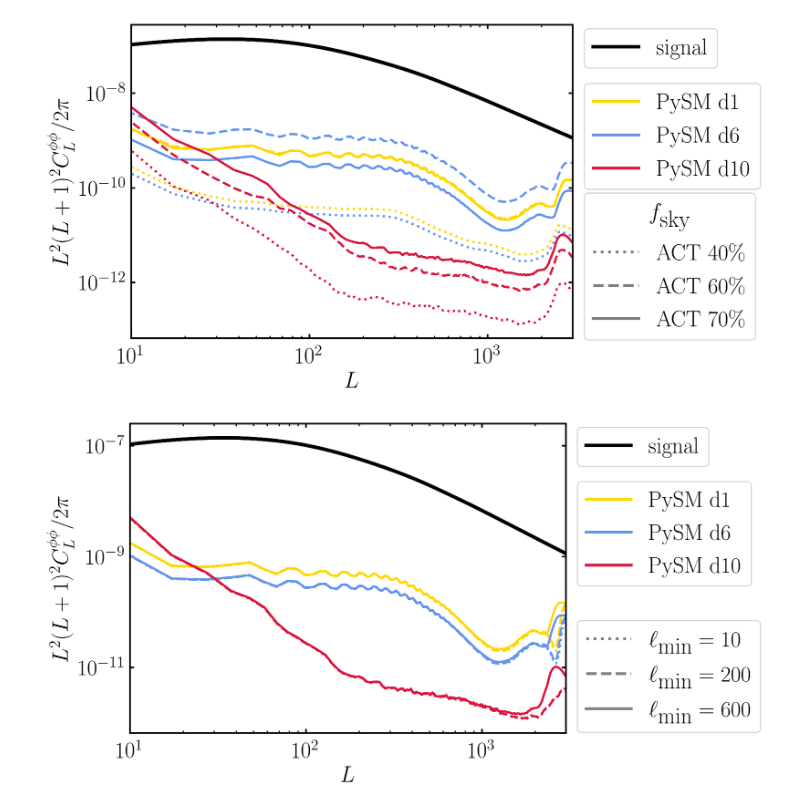
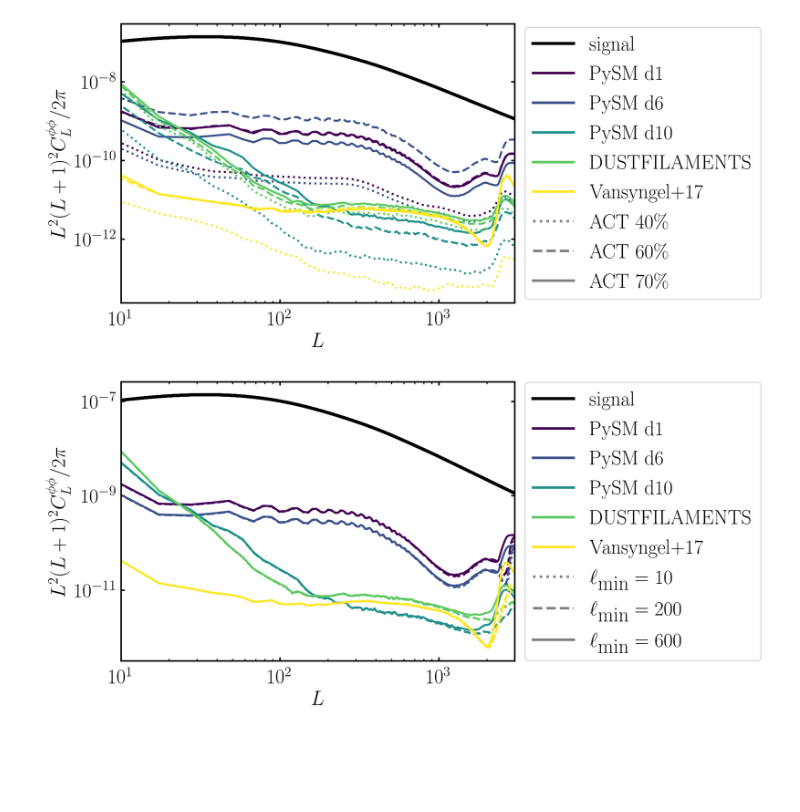
Before and after one commit to iabrilcabezas/dustbias, a Jupyter notebook: mbatch/stage_plot.ipynb, the cells around one changed output. Saved outputs shown, nothing was run; the diff lists cells and outputs as text; code cells hidden in the pictures; blank space fills up the shorter version.

```diff
--- a/mbatch/stage_plot.ipynb
+++ b/mbatch/stage_plot.ipynb
@@ -55,9 +48,10 @@ clpp = clkk * 4 / (lk * (lk+1))**2
 # %%
 ell_arr = np.arange(args.mlmax+1)
 lfac =  (ell_arr * (ell_arr + 1))**2 / (2 * np.pi)
+lfac_2pt = ell_arr * (ell_arr + 1)
 lcut = 500
 nbands = 100
-lbands = np.concatenate((np.linspace(2, lcut)[:-1], np.logspace(np.log10(lcut), np.log10(args.lmax), nbands+1)))#  dtype=int)
+lbands = np.concatenate((np.linspace(2, lcut)[:-1], np.logspace(np.log10(lcut), np.log10(args.mlmax), nbands+1)))#  dtype=int)
 # %%
 dict_plot = {}
 dict_plot['GAL040'] = {'linestyle': 'dotted', 'label': 'ACT 40\%'}
@@ -67,11 +61,18 @@ dict_plot['GAL070'] = {'linestyle': 'solid', 'label': 'ACT 70\%'}
 dict_plot['lmin10'] = {'linestyle': 'dotted', 'label': r'$\ell_{\textrm{min}} = 10$'}
 dict_plot['lmin200'] = {'linestyle': 'dashed', 'label': r'$\ell_{\textrm{min}} = 200$'}
 dict_plot['lmin600'] = {'linestyle': 'solid', 'label': r'$\ell_{\textrm{min}} = 600$'}
+dict_plot['lmax3000'] = {'linestyle': 'solid', 'label': r'$\ell_{\textrm{max}} = 3000$'}
+dict_plot['lmax3500'] = {'linestyle': 'dashed', 'label': r'$\ell_{\textrm{max}} = 3500$'}
 
-dict_plot['pysm_d1'] = {'color': 'gold', 'label': 'PySM d1'}
-dict_plot['pysm_d6'] = {'color': 'cornflowerblue', 'label': 'PySM d6'}
-dict_plot['pysm_d10'] = {'color': 'crimson', 'label': 'PySM d10'}
+cmap = plt.cm.get_cmap('viridis')
+colors = [cmap(i) for i in np.linspace(0, 1, 5)]
+dict_plot['pysm_d1'] = {'color': colors[0], 'label': 'PySM d1'}
+dict_plot['pysm_d6'] = {'color': colors[1], 'label': 'PySM d6'}
+dict_plot['pysm_d10'] = {'color': colors[2], 'label': 'PySM d10'}
+dict_plot['dust_DF'] = {'color': colors[3], 'label': 'DUSTFILAMENTS'}
+dict_plot['dust_van'] = {'color': colors[4], 'label': 'Vansyngel+17'}
 # %%
-FG_TYPES = ['pysm_d1', 'pysm_d6', 'pysm_d10']
+FG_TYPES = ['pysm_d1', 'pysm_d6', 'pysm_d10', 'dust_DF', 'dust_van']
 GALS = ['GAL040', 'GAL060', 'GAL070']
 LMINS = [10, 200, 600]
+LMAXS = [3000, 3500]
@@ -78,40 +114,45 @@ LMINS = [10, 200, 600]
 # %%
 args.lmin = 600
+args.lmax = 3000
 fig, ax = plt.subplots(1, 1, figsize=(7,5), dpi = 200)
 
 for dust_types in FG_TYPES:
     args.dust_type = dust_types
     for fsky in GALS:
         args.skyfrac = fsky
 
         oname = get_auto_name(args)
         cl = np.loadtxt(data_path(oname))
 
         bin_ell, bin_cell = bandedcls(cl * lfac, lbands)
         ax.loglog(bin_ell, bin_cell, linewidth = 2, linestyle = dict_plot[fsky]['linestyle'], color = dict_plot[dust_types]['color'])
 
     ax.loglog(ell_arr[2:], (clpp[:args.mlmax+1]*lfac)[2:], linestyle = 'solid', color ='k', linewidth = 3)
     ax.set_xlim(10, 3000)
 
-custom_lines = [Line2D([0], [0], color=dict_plot[fg_type]['color'], linestyle = 'solid', lw=2.5) for fg_type in FG_TYPES]
-legend1 = ax.legend(custom_lines, [dict_plot[fg_type]['label'] for fg_type in FG_TYPES], bbox_to_anchor=(1, 0.85), loc = 'upper left')
-plt.gca().add_artist(legend1)
+custom_lines1 = [Line2D([0], [0], color='black', linestyle = 'solid', lw=3)]
+custom_lines2 = [Line2D([0], [0], color=dict_plot[fg_type]['color'], linestyle = 'solid', lw=2.5) for fg_type in FG_TYPES]
+custom_lines3 = [Line2D([0], [0], color='gray', linestyle = dict_plot[GAL]['linestyle'], lw=2.5) for GAL in GALS]
 
-custom_lines = [Line2D([0], [0], color='gray', linestyle = dict_plot[GAL]['linestyle'], lw=2.5) for GAL in GALS]
+custom_lines = custom_lines1 + custom_lines2 + custom_lines3
 
-legend2 = ax.legend(custom_lines, [dict_plot[GAL]['label'] for GAL in GALS], bbox_to_anchor=(1, 0.5), loc = 'upper left', title = r'$f_\textrm{sky}$')
-plt.gca().add_artist(legend2)
+legend_lines1 = ['signal']
+legend_lines2 = [dict_plot[fg_type]['label'] for fg_type in FG_TYPES]
+legend_lines3 = [dict_plot[GAL]['label'] for GAL in GALS]
 
-custom_lines = [Line2D([0], [0], color='black', linestyle = 'solid', lw=3)]
-legend3 = ax.legend(custom_lines, ['signal'], bbox_to_anchor=(1, 1.025), loc = 'upper left') # (1, 1.025)
+legend_lines = legend_lines1 + legend_lines2 +legend_lines3
+
+legend = ax.legend(custom_lines, legend_lines, bbox_to_anchor=(1, 1.025), loc = 'upper left') # (1, 1.025)
 
 ax.set_xlabel(r'$L$')
 ax.set_ylabel(r'$L^2(L+1)^2C_L^{\phi\phi}/2\pi$')
+fig.savefig('./Figures/phi_TT_fsky_lmin600_lmax300.png', bbox_inches='tight')
 plt.show()
 # %% [output]
-[figure, old version]
+[figure, new version]
 # %%
 args.skyfrac = 'GAL070'
+args.lmax = 3000
 fig, ax = plt.subplots(1, 1, figsize=(7,5), dpi = 200)
 
 for dust_types in FG_TYPES:
@@ -128,20 +169,23 @@ for dust_types in FG_TYPES:
     ax.loglog(ell_arr[2:], (clpp[:args.mlmax+1]*lfac)[2:], linestyle = 'solid', color ='k', linewidth = 3)
     ax.set_xlim(10, 3000)
 
-custom_lines = [Line2D([0], [0], color=dict_plot[fg_type]['color'], linestyle = 'solid', lw=2.5) for fg_type in FG_TYPES]
-legend1 = ax.legend(custom_lines, [dict_plot[fg_type]['label'] for fg_type in FG_TYPES], bbox_to_anchor=(1, 0.85), loc = 'upper left')
-plt.gca().add_artist(legend1)
+custom_lines1 = [Line2D([0], [0], color='black', linestyle = 'solid', lw=3)]
+custom_lines2 = [Line2D([0], [0], color=dict_plot[fg_type]['color'], linestyle = 'solid', lw=2.5) for fg_type in FG_TYPES]
+custom_lines3 = [Line2D([0], [0], color='gray', linestyle = dict_plot[f'lmin{lmin}']['linestyle'], lw=2.5) for lmin in LMINS]
 
-custom_lines = [Line2D([0], [0], color='gray', linestyle = dict_plot[f'lmin{lmin}']['linestyle'], lw=2.5) for lmin in LMINS]
+custom_lines = custom_lines1 + custom_lines2 + custom_lines3
 
-legend2 = ax.legend(custom_lines, [dict_plot[f'lmin{lmin}']['label'] for lmin in LMINS], bbox_to_anchor=(1, 0.40), loc = 'upper left') #, title = r'$\ell_\textrm{min}$')
-plt.gca().add_artist(legend2)
+legend_lines1 = ['signal']
+legend_lines2 = [dict_plot[fg_type]['label'] for fg_type in FG_TYPES]
+legend_lines3 = [dict_plot[f'lmin{lmin}']['label'] for lmin in LMINS]
 
-custom_lines = [Line2D([0], [0], color='black', linestyle = 'solid', lw=3)]
-legend3 = ax.legend(custom_lines, ['signal'], bbox_to_anchor=(1, 1.025), loc = 'upper left') # (1, 1.025)
+legend_lines = legend_lines1 + legend_lines2 +legend_lines3
+
+legend = ax.legend(custom_lines, legend_lines, bbox_to_anchor=(1, 1.035), loc = 'upper left') # (1, 1.025)
 
 ax.set_xlabel(r'$L$')
 ax.set_ylabel(r'$L^2(L+1)^2C_L^{\phi\phi}/2\pi$')
+fig.savefig('./Figures/phi_TT_lmin_GAL070_lmax3000.png', bbox_inches='tight')
 plt.show()
 # %% [output]
-[figure, old version]
+[figure, new version]
```
Also changed, not shown: parts of 4 cells of this notebook, 3 other files.
